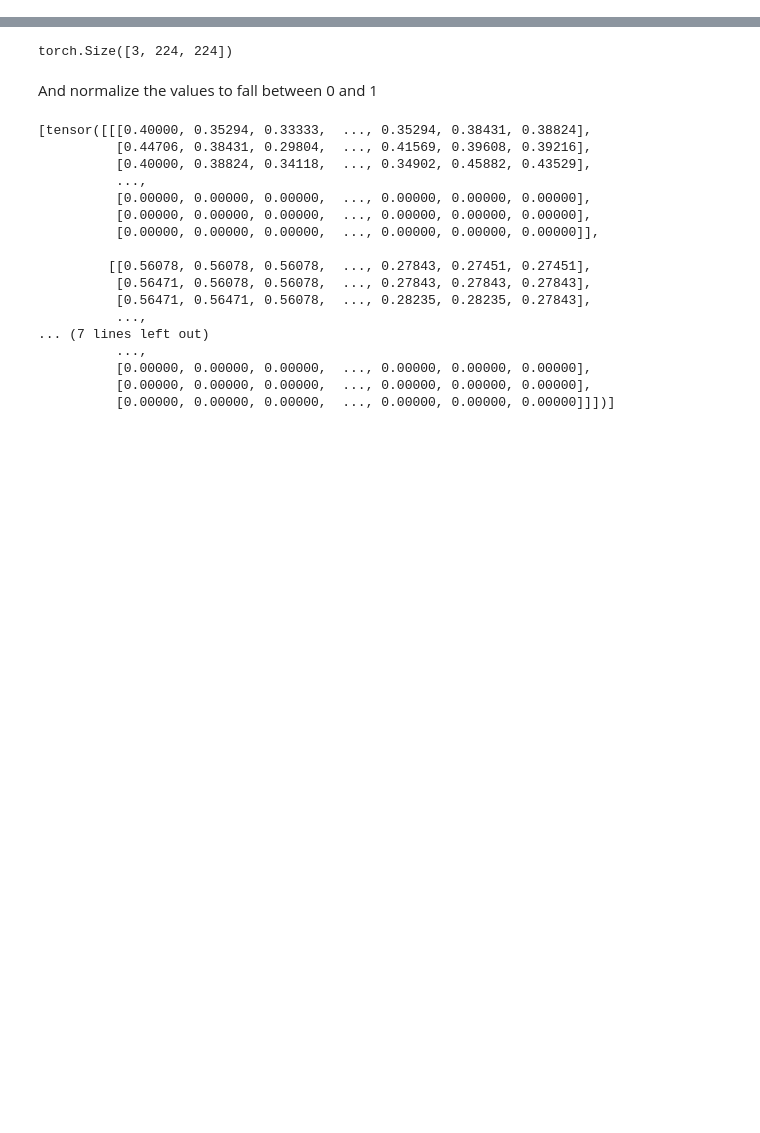
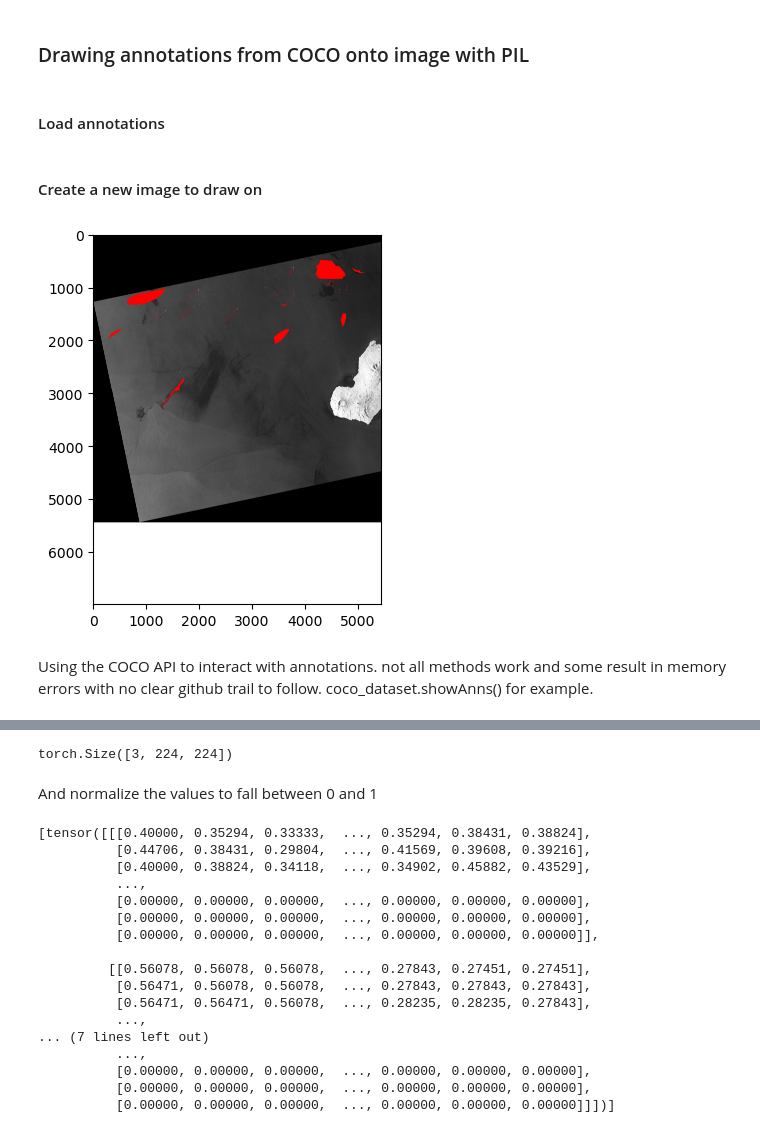
Before and after one commit to developmentseed/slickformer, a Jupyter notebook: notebooks/evaluation_mrcnn.ipynb, the cells around one changed output, grey strips where cells are left out. Drawn from its saved outputs; the diff is of its cells as text; code cells hidden in the pictures; blank space fills up the shorter version.

```diff
--- a/notebooks/evaluation_mrcnn.ipynb
+++ b/notebooks/evaluation_mrcnn.ipynb
@@ -35,0 +26,52 @@ We need to convert this to a pytorch tensor before running inference with the mo
+# %% [markdown]
+### Drawing annotations from COCO onto image with PIL
+# %%
+from PIL import Image
+import json
+import matplotlib.pyplot as plt
+import numpy as np
+from PIL import Image, ImageDraw
+from pycocotools import mask as maskUtils
+
+test_im_pil_channels = Image.open(test_path).split()
+
+test_im_pil_vv = test_im_pil_channels[0]
+# %% [markdown]
+#### Load annotations
+# %%
+with open(data_dir/"instances_CeruleanCOCO.json", 'r') as f:
+    annotations = json.load(f)
+
+scene_coco_record = [im_record for im_record in annotations['images'] if im_record['big_image_original_fname'] == test_scene+".tif"][0]
+
+mask_arrs = []
+annos = []
+for anno in annotations['annotations']:
+    if scene_coco_record['id'] == anno['image_id']:
+        segment = anno['segmentation']
+        # from the source, order is height then width https://github.com/cocodataset/cocoapi/blob/master/PythonAPI/pycocotools/_mask.pyx#L288
+        rle = maskUtils.frPyObjects(segment, anno['height'], anno['width'])
+        mask_arrs.append(maskUtils.decode(rle))
+        annos.append(anno)
+# %% [markdown]
+#### Create a new image to draw on
+# %%
+draw_img = Image.new('RGB', mask_arrs[0].shape, (255, 255, 255))
+
+# Draw the image and polygons
+draw = ImageDraw.Draw(draw_img)
+draw.text((10, 10), 'Image', fill=(0, 0, 0))
+draw_img.paste(test_im_pil_vv)
+for poly in mask_arrs:
+    rows, cols = np.where(poly)
+    # Combine the row and column indices into (x, y) coordinate tuples
+    coords = list(zip(cols, rows))
+    draw.polygon(coords, outline=(255, 0, 0))
+
+# Show the image with polygons
+plt.imshow(np.array(draw_img))
+plt.show()
+# %% [output]
+[figure, added]
+# %% [markdown]
+Using the COCO API to interact with annotations. not all methods work and some result in memory errors with no clear github trail to follow. coco_dataset.showAnns() for example.
```
Also changed, not shown: parts of 14 cells of this notebook, 2 other files.
